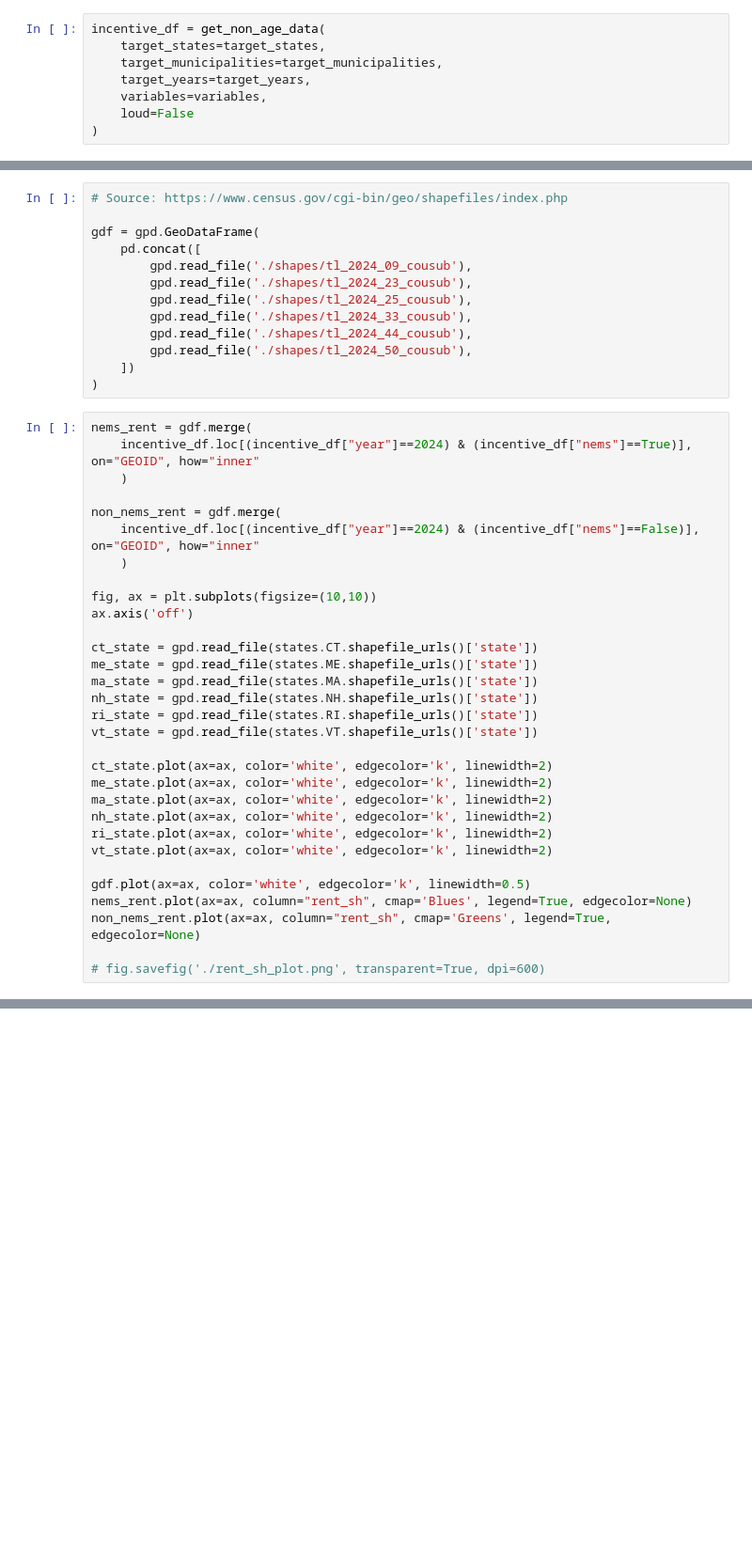
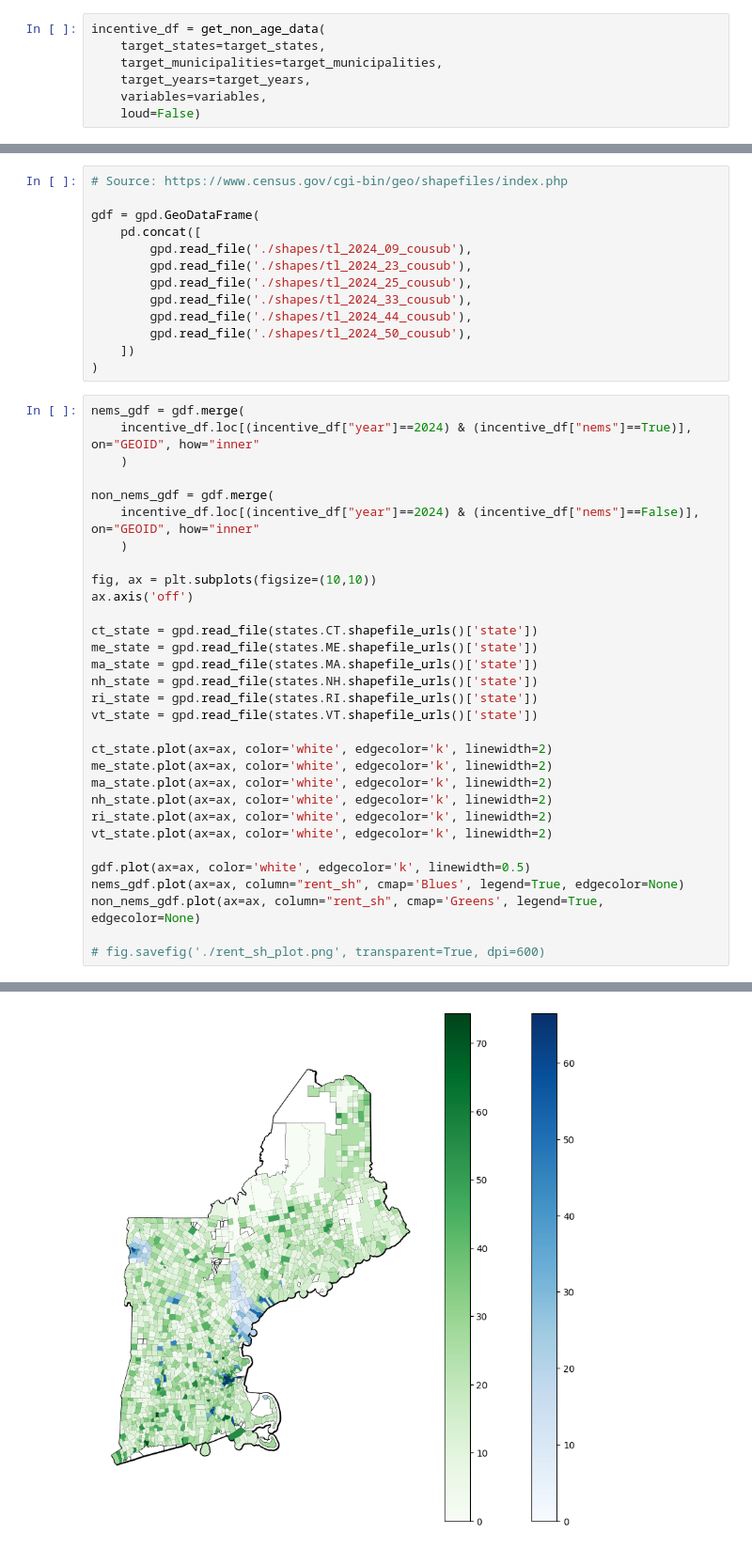
Before and after one commit to calebkennedyhill/nems_data, a Jupyter notebook: pipeline.ipynb, the cells around one changed output, grey strips where cells are left out. Shown at 94% size. Saved outputs shown, nothing was run; the diff lists cells and outputs as text; blank space fills up the shorter version.

```diff
--- a/pipeline.ipynb
+++ b/pipeline.ipynb
@@ -510,5 +517,4 @@ incentive_df = get_non_age_data(
     target_municipalities=target_municipalities,
     target_years=target_years,
     variables=variables,
-    loud=False
-)
+    loud=False)
@@ -526,11 +548,11 @@ gdf = gpd.GeoDataFrame(
     ])
 )
 # %%
-nems_rent = gdf.merge(
+nems_gdf = gdf.merge(
     incentive_df.loc[(incentive_df["year"]==2024) & (incentive_df["nems"]==True)], on="GEOID", how="inner"
     )
 
-non_nems_rent = gdf.merge(
+non_nems_gdf = gdf.merge(
     incentive_df.loc[(incentive_df["year"]==2024) & (incentive_df["nems"]==False)], on="GEOID", how="inner"
     )
 
@@ -552,7 +574,8 @@ ri_state.plot(ax=ax, color='white', edgecolor='k', linewidth=2)
 vt_state.plot(ax=ax, color='white', edgecolor='k', linewidth=2)
 
 gdf.plot(ax=ax, color='white', edgecolor='k', linewidth=0.5)
-nems_rent.plot(ax=ax, column="rent_sh", cmap='Blues', legend=True, edgecolor=None)
-non_nems_rent.plot(ax=ax, column="rent_sh", cmap='Greens', legend=True, edgecolor=None)
+nems_gdf.plot(ax=ax, column="rent_sh", cmap='Blues', legend=True, edgecolor=None)
+non_nems_gdf.plot(ax=ax, column="rent_sh", cmap='Greens', legend=True, edgecolor=None)
 
 # fig.savefig('./rent_sh_plot.png', transparent=True, dpi=600)
+# %% [output]
@@ -558,0 +583 @@ non_nems_rent.plot(ax=ax, column="rent_sh", cmap='Greens', legend=True, edgecolo
+[figure, added]
```
Also changed, not shown: parts of 4 cells of this notebook, 1 other file.
